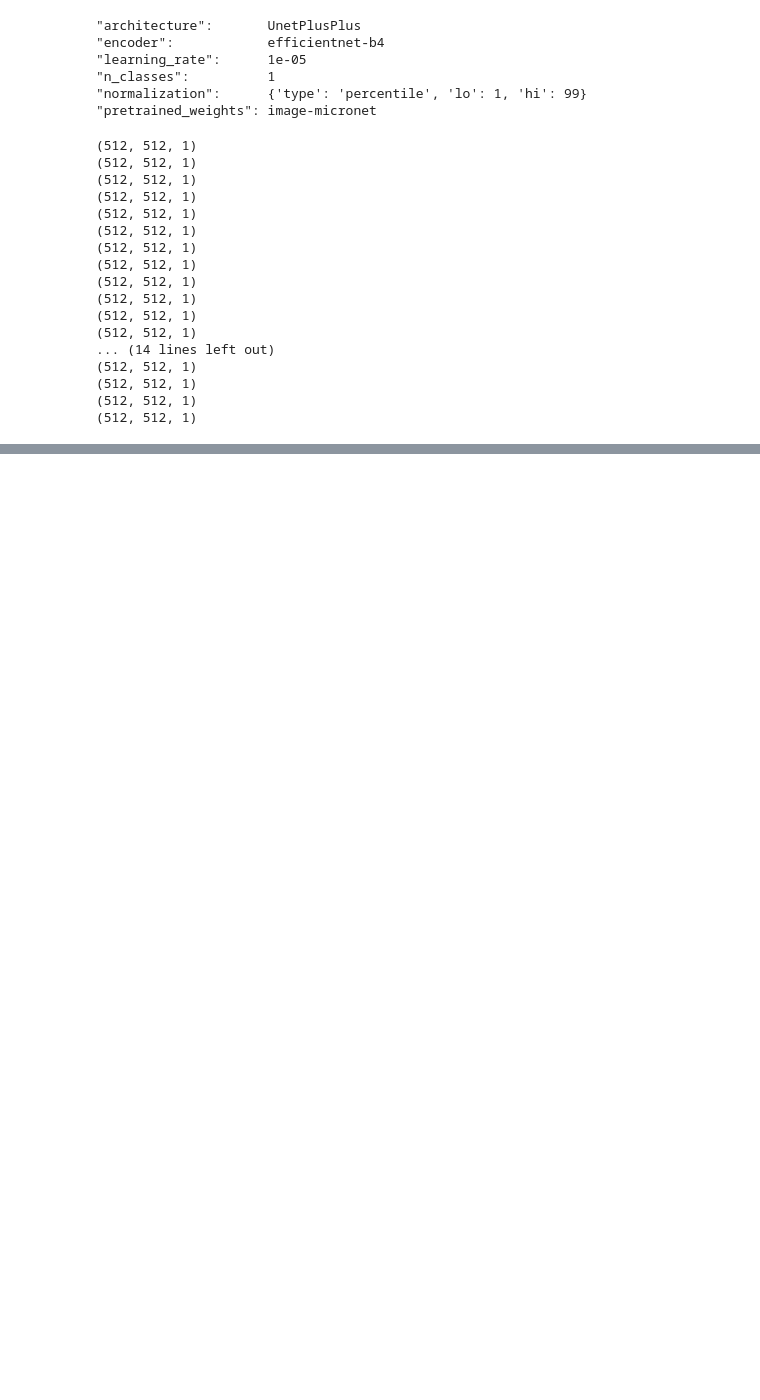
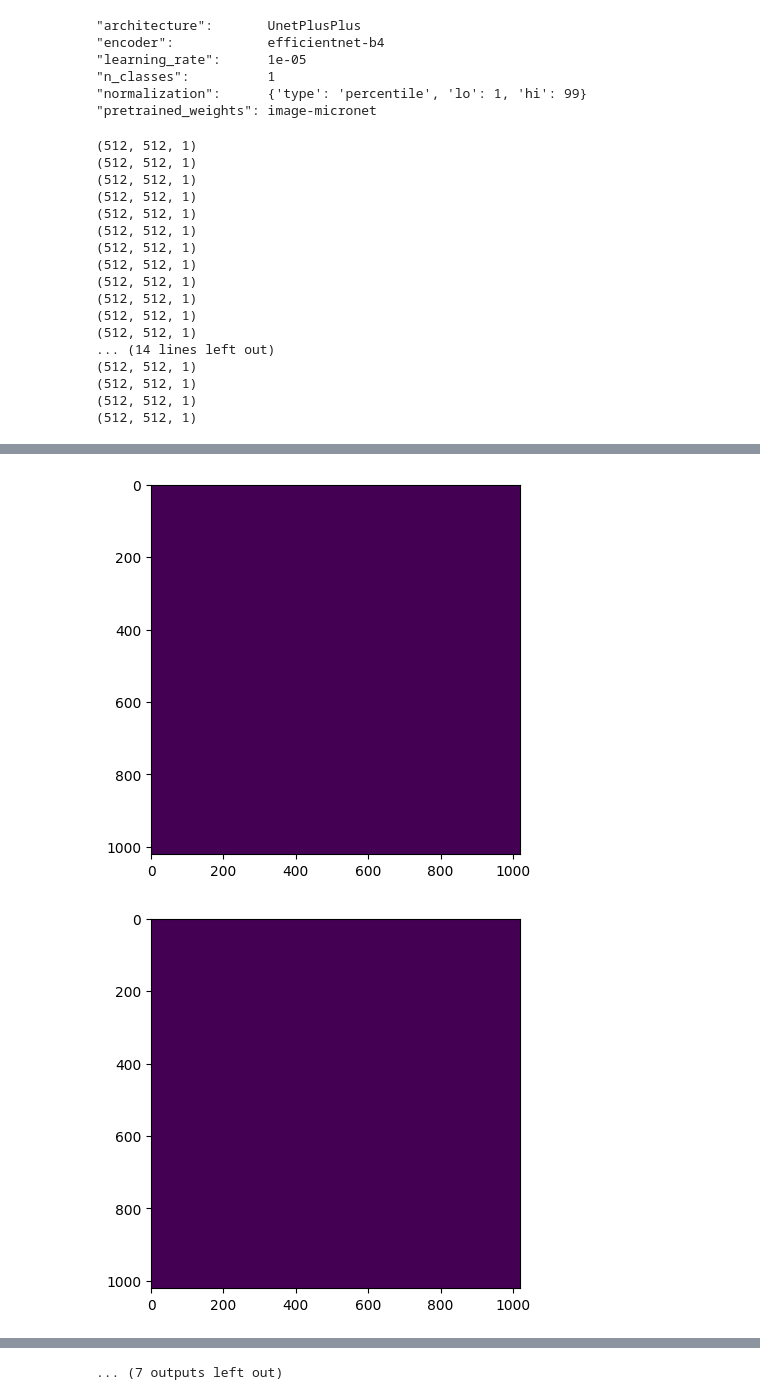
Before and after one commit to spsalmon/towbintools, a Jupyter notebook: towbintools/deep_learning/test_network.ipynb, the cells around one changed output, grey strips where cells are left out. Cells and saved outputs as stored; diff of their text form; code cells hidden in the pictures; blank space fills up the shorter version.

Commit message:
added straightening

```diff
--- a/towbintools/deep_learning/test_network.ipynb
+++ b/towbintools/deep_learning/test_network.ipynb
@@ -329,0 +367,47 @@ plt.show()
+# %%
+# find mean mask size for each plane
+sum_mask = [np.sum(mask) for mask in total_mask]
+# remove zeros
+sum_mask = [s for s in sum_mask if s != 0]
+mean_mask_size = np.mean(sum_mask)
+
+# remove planes with masks that are too small to zero
+for i, mask in enumerate(total_mask):
+    if np.sum(mask) < mean_mask_size*0.9:
+        total_mask[i] = np.zeros(mask.shape, dtype=np.uint8)
+# %%
+from towbintools.straightening.straightening_tools import Warper
+import cv2
+# remove empty planes from total_mask and test_img
+total_mask_cleaned = []
+test_img_cleaned = []
+for i, mask in enumerate(total_mask):
+    mask = cv2.medianBlur(mask, 5)
+    total_mask_cleaned.append(mask)
+    test_img_cleaned.append(test_img[i])
+
+total_mask_cleaned = np.array(total_mask_cleaned)
+test_img_cleaned = np.array(normal_test_img)
+
+for i, plane in enumerate(total_mask_cleaned):
+    plt.imshow(plane)
+    plt.show()
+
+warper = Warper.from_img(test_img_cleaned[:, 0, ...], total_mask_cleaned[:])
+
+warped_img_ch2 = warper.warp_3D_img(test_img_cleaned[:, 1, ...], 1, preserve_range=True, preserve_dtype=np.uint16).astype(np.uint16)
+print(f'max value of warped image: {np.max(warped_img_ch2)}')
+warped_img_ch1 = warper.warp_3D_img(test_img_cleaned[:, 0, ...], 1, preserve_range=True, preserve_dtype=np.uint16).astype(np.uint16)
+
+warped_img = np.stack([warped_img_ch1, warped_img_ch2], axis=1, dtype=np.uint16)
+# warped_img = warper.warp_2D_img(normal_test_img[8, 1, ...],0)
+
+# plt.imshow(warped_img)
+# plt.show()
+
+from tifffile import imwrite
+
+imwrite("/home/spsalmon//warped_img.tif", warped_img, imagej=True, compression='zlib')
+# %% [output]
+[figure, added]
+[figure, added]
@@ -329,0 +424 @@ plt.show()
+... (7 outputs left out)
```
Also changed, not shown: parts of 10 cells of this notebook, 5 other files.
